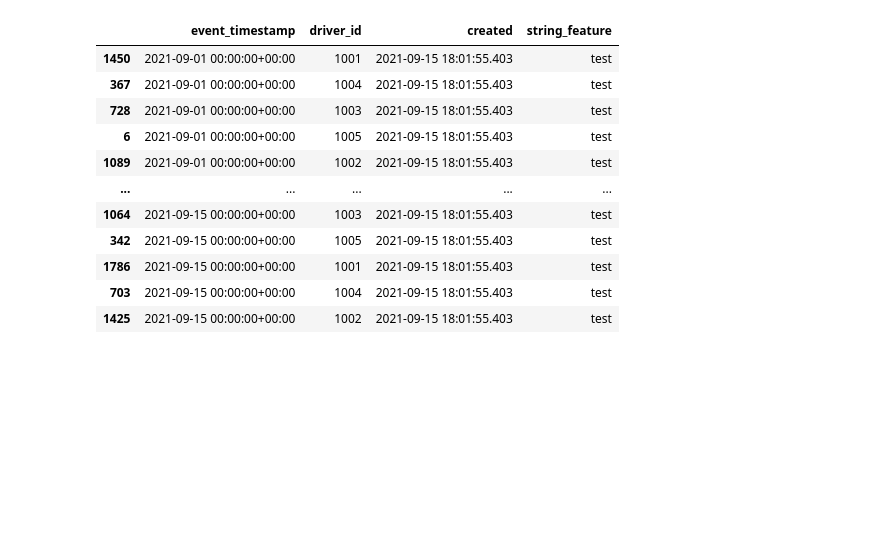
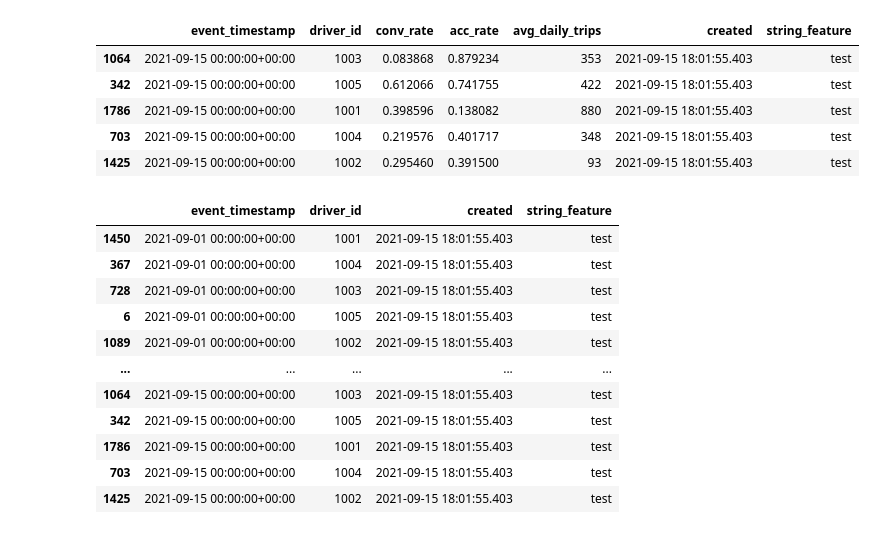
Before and after one commit to tavetisyan95/feast_web_app_toy_data, a Jupyter notebook: data_preparation.ipynb, the cells around one changed output. Drawn from its saved outputs; the diff is of its cells as text; code cells hidden in the pictures; blank space fills up the shorter version.

```diff
--- a/data_preparation.ipynb
+++ b/data_preparation.ipynb
@@ -35,3 +66,13 @@ data = data.iloc[35:-85]
+# %%
+# Inspecting the modified dataset's tail
+data.tail()
+# %% [output]
+|  | event_timestamp | driver_id | conv_rate | acc_rate | avg_daily_trips | created | string_feature |
+| 1064 | 2021-09-15 00:00:00+00:00 | 1003 | 0.083868 | 0.879234 | 353 | 2021-09-15 18:01:55.403 | test |
+| 342 | 2021-09-15 00:00:00+00:00 | 1005 | 0.612066 | 0.741755 | 422 | 2021-09-15 18:01:55.403 | test |
+| 1786 | 2021-09-15 00:00:00+00:00 | 1001 | 0.398596 | 0.138082 | 880 | 2021-09-15 18:01:55.403 | test |
+| 703 | 2021-09-15 00:00:00+00:00 | 1004 | 0.219576 | 0.401717 | 348 | 2021-09-15 18:01:55.403 | test |
+| 1425 | 2021-09-15 00:00:00+00:00 | 1002 | 0.295460 | 0.391500 | 93 | 2021-09-15 18:01:55.403 | test |
 # %%
 # Creating an "entity DataFrame" with timestamps, the driver IDs, and the string feature column
 entity_df = data[['event_timestamp', 'driver_id', 'created', 'string_feature']]
```
Also changed, not shown: parts of 7 cells of this notebook.
